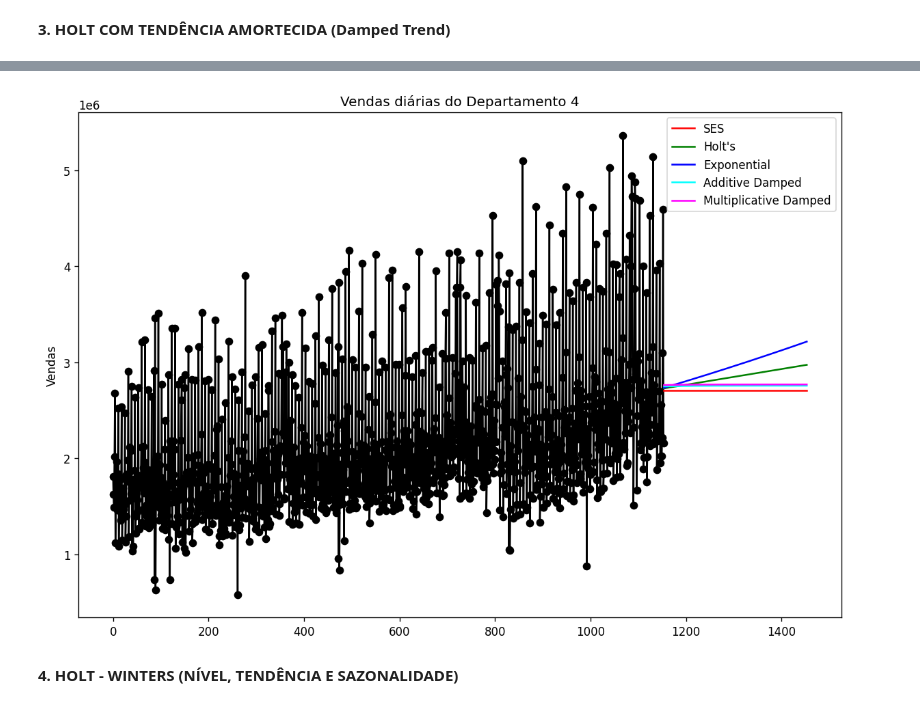
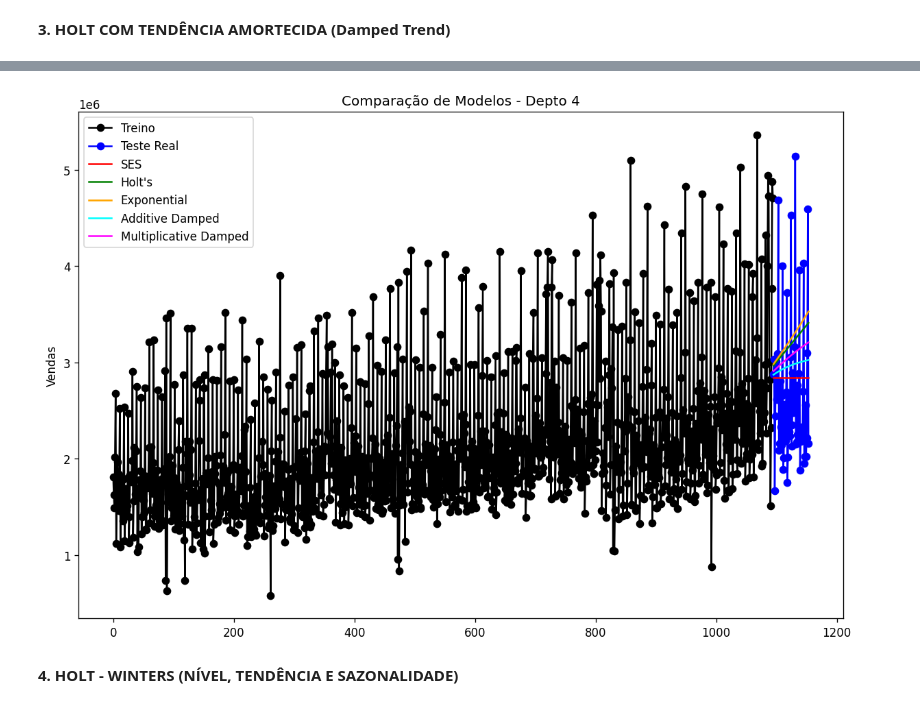
Before and after one commit to JMCVALE/ASN-ROCKS-, a Jupyter notebook: SERIES_TEMPORAIS_Previsão_de_Vendas_diarias.ipynb, the cells around one changed output, grey strips where cells are left out. Cells and saved outputs as stored; diff of their text form; code cells hidden in the pictures.

```diff
--- a/SERIES_TEMPORAIS_Previsão_de_Vendas_diarias.ipynb
+++ b/SERIES_TEMPORAIS_Previsão_de_Vendas_diarias.ipynb
@@ -544,3 +561,10 @@ plt.show()
 [figure]
 # %% [markdown]
 A função de autocorrelação (ACF) evidencia a existência de dependência temporal entre as observações da série de vendas. Observam-se coeficientes de autocorrelação estatisticamente significativos em diversos defasagens, com destaque para os lags múltiplos de sete dias (7, 14, 21, 28, 35 e 42), indicando a presença de sazonalidade semanal. Além disso, a persistência das autocorrelações ao longo das defasagens sugere que a série apresenta comportamento não aleatório, com componentes de tendência e sazonalidade já identificadas na etapa de decomposição.
+# %%
+# Separar treino (2018–2020) e teste (2021)
+treino = serie[serie['Ano'] < 2021].copy()
+teste = serie[serie['Ano'] == 2021].copy()
+
+print("Tamanho treino:", treino.shape)
+print("Tamanho teste:", teste.shape)
@@ -725,26 +872,31 @@ Apesar de a série apresentar visualmente um leve crescimento, o parâmetro de t
 # %%
-# Comparação
-fit1 = SimpleExpSmoothing(y, initialization_method="estimated").fit()
-fcast1 = fit1.forecast(300).rename("SES")
-fit2 = Holt(y, initialization_method="estimated").fit()
-fcast2 = fit2.forecast(300).rename("Holt's")
-fit3 = Holt(y, exponential=True, initialization_method="estimated").fit()
-fcast3 = fit3.forecast(300).rename("Exponential")
-fit4 = Holt(y, damped_trend=True, initialization_method="estimated").fit(damping_trend=0.98)
-fcast4 = fit4.forecast(300).rename("Additive Damped")
-fit5 = Holt(y, exponential=True, damped_trend=True, initialization_method="estimated").fit()
-fcast5 = fit5.forecast(300).rename("Multiplicative Damped")
+# Ajustar modelos
+fit1 = SimpleExpSmoothing(treino['Vendas'], initialization_method="estimated").fit()
+fit2 = Holt(treino['Vendas'], initialization_method="estimated").fit()
+fit3 = Holt(treino['Vendas'], exponential=True, initialization_method="estimated").fit()
+fit4 = Holt(treino['Vendas'], damped_trend=True, initialization_method="estimated").fit(damping_trend=0.98)
+fit5 = Holt(treino['Vendas'], exponential=True, damped_trend=True, initialization_method="estimated").fit()
 
-ax = y.plot(color="black", marker="o", figsize=(12,8))
+# Previsões para o período de teste
+fcast1 = fit1.forecast(len(teste)).rename("SES")
+fcast2 = fit2.forecast(len(teste)).rename("Holt's")
+fcast3 = fit3.forecast(len(teste)).rename("Exponential")
+fcast4 = fit4.forecast(len(teste)).rename("Additive Damped")
+fcast5 = fit5.forecast(len(teste)).rename("Multiplicative Damped")
+
+# Plotando
+ax = treino['Vendas'].plot(color="black", marker="o", figsize=(12,8), label="Treino")
+teste['Vendas'].plot(ax=ax, color="blue", marker="o", label="Teste Real")
 fcast1.plot(ax=ax, color='red', legend=True)
 fcast2.plot(ax=ax, color='green', legend=True)
-fcast3.plot(ax=ax, color='blue', legend=True)
+fcast3.plot(ax=ax, color='orange', legend=True)
 fcast4.plot(ax=ax, color='cyan', legend=True)
 fcast5.plot(ax=ax, color='magenta', legend=True)
 ax.set_ylabel('Vendas')
-plt.title('Vendas diárias do Departamento 4')
+plt.title('Comparação de Modelos - Depto 4')
+plt.legend()
 plt.show()
 # %% [output]
-[figure, old version]
+[figure, new version]
 # %% [markdown]
 **4. HOLT - WINTERS (NÍVEL, TENDÊNCIA E SAZONALIDADE)**
```
Also changed, not shown: parts of 30 cells of this notebook.
